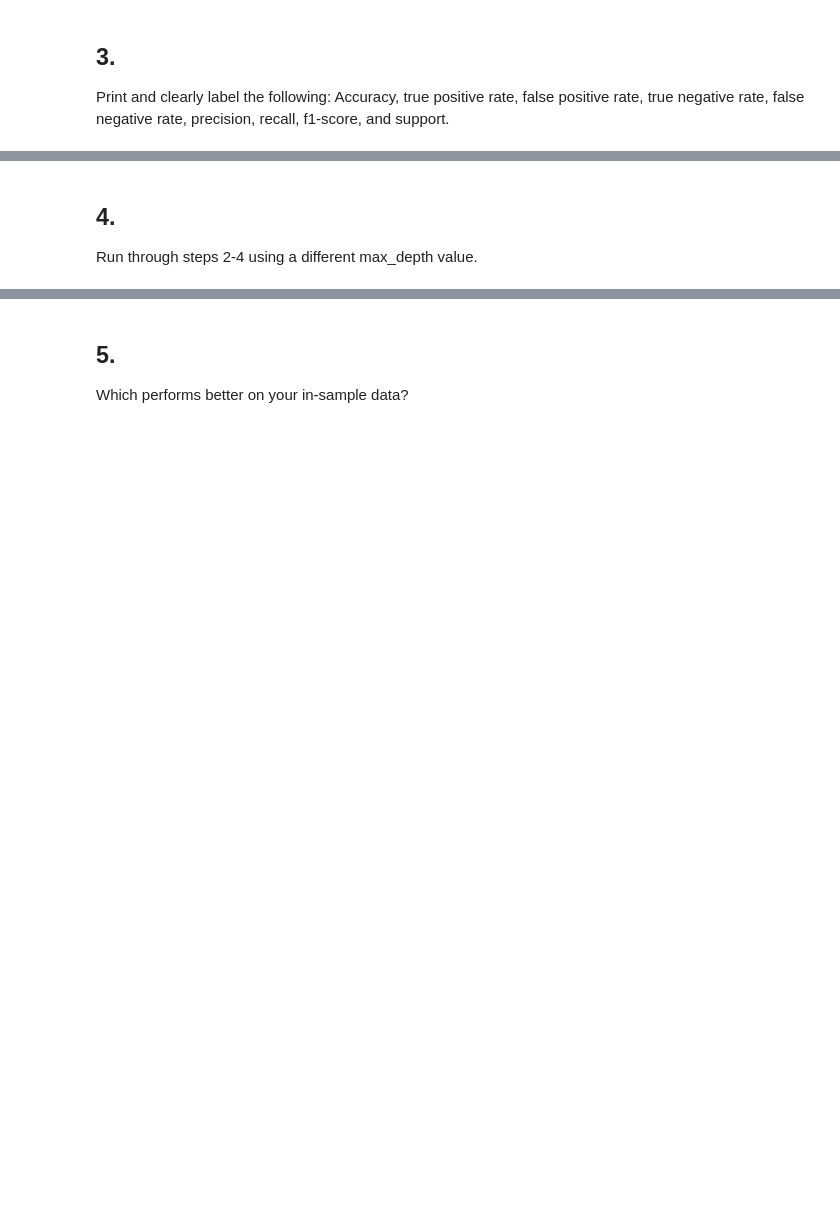
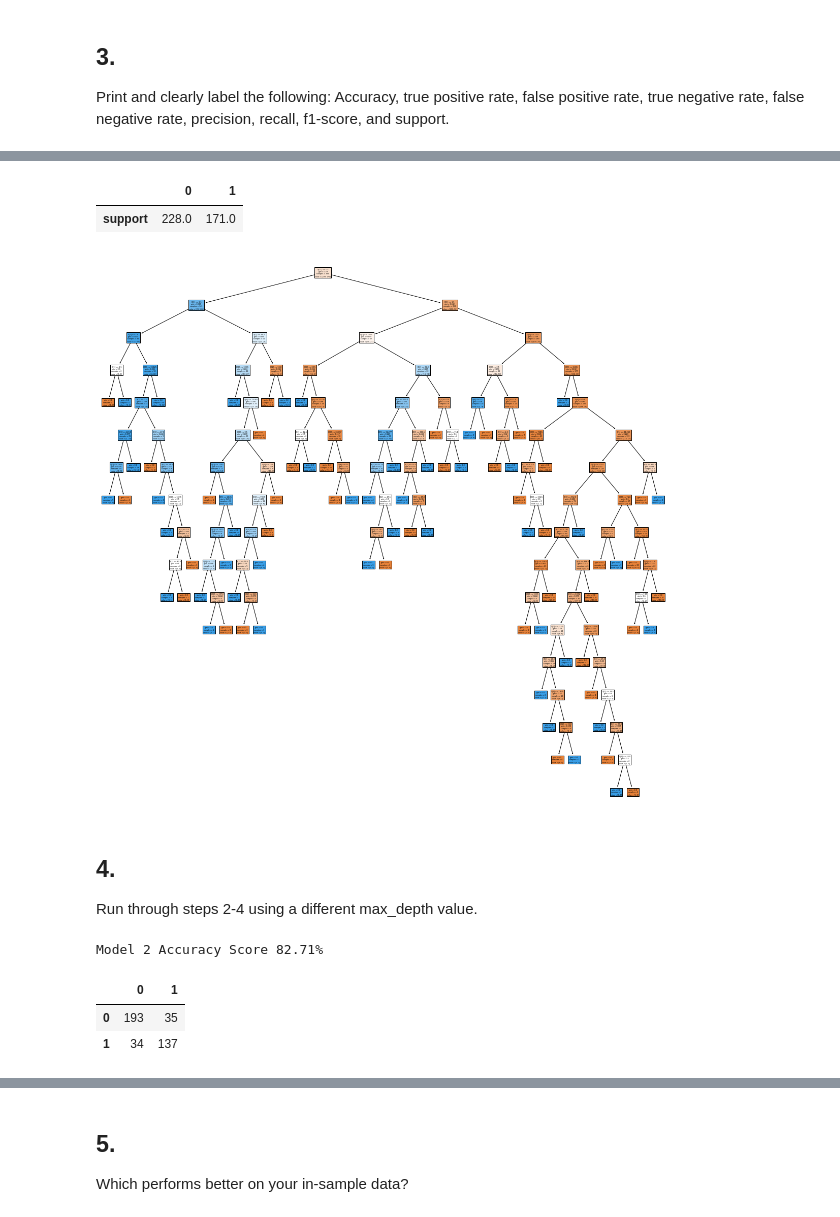
Before and after one commit to Promeos/classification-exercises, a Jupyter notebook: model.ipynb, the cells around one changed output, grey strips where cells are left out. Saved outputs shown, nothing was run; the diff lists cells and outputs as text; code cells hidden in the pictures; blank space fills up the shorter version.

```diff
--- a/model.ipynb
+++ b/model.ipynb
@@ -607,3 +690,13 @@ Print and clearly label the following: Accuracy, true positive rate, false posit
+# %%
+support
+# %% [output]
+|  | 0 | 1 |
+| support | 228.0 | 171.0 |
+# %%
+plt.figure(figsize=(20,20))
+tree.plot_tree(tree_clf, filled=True);
+# %% [output]
+[figure, added]
 # %% [markdown]
 ## 4.
 Run through steps 2-4 using a different max_depth value.
@@ -609,0 +710,16 @@ Run through steps 2-4 using a different max_depth value.
+# %%
+# dt is abbreviated for Decision Tree
+# m1 is abbreviated for Model 1
+dt_m2_accuracy = clf_2.score(X_train, y_train)
+
+print(f"Model 2 Accuracy Score {dt_m2_accuracy:.2%}")
+# %% [output]
+Model 2 Accuracy Score 82.71%
+# %%
+# cm is abbreviated for confusion matrix
+cm_ml_2 = pd.DataFrame(confusion_matrix(y_train, y_2_prediction_train))
+cm_ml_2
+# %% [output]
+|  | 0 | 1 |
+| 0 | 193 | 35 |
+| 1 | 34 | 137 |
```
Also changed, not shown: parts of 15 cells of this notebook, 1 other file.
